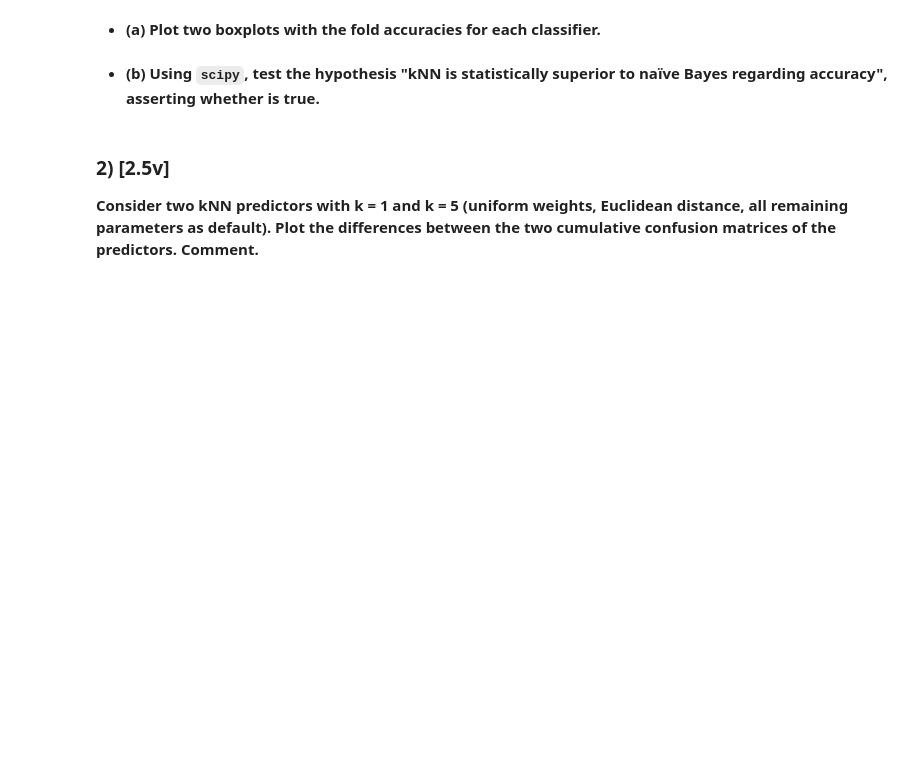
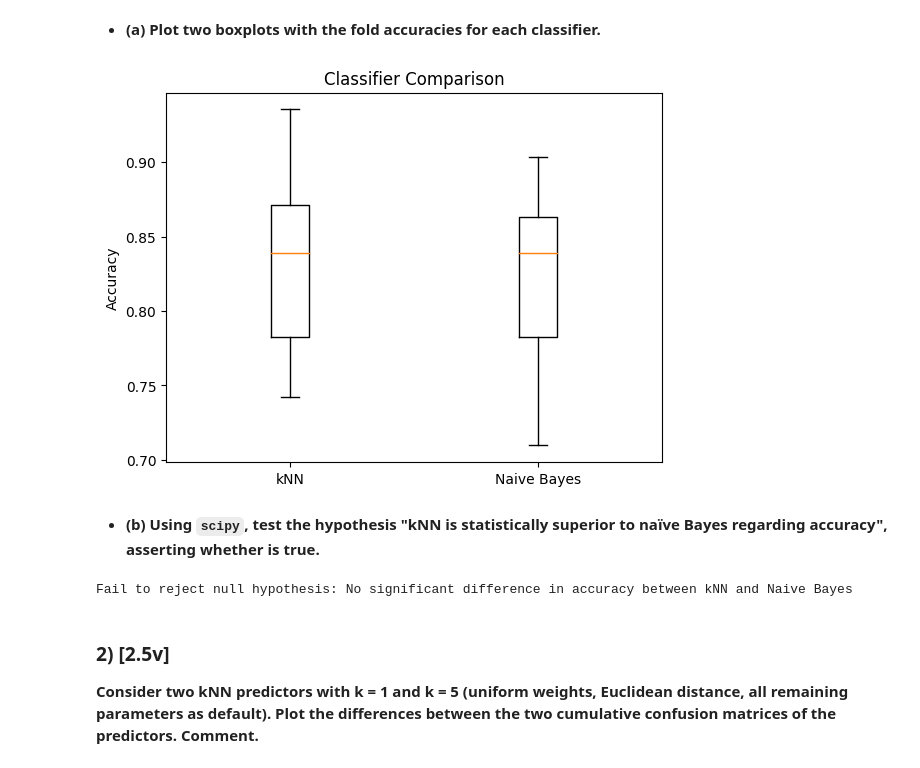
Before and after one commit to gocho1307/Homeworks-ML, a Jupyter notebook: hw2/hw2.ipynb, the cells around one changed output. Cells and saved outputs as stored; diff of their text form; code cells hidden in the pictures; blank space fills up the shorter version.

```diff
--- a/hw2/hw2.ipynb
+++ b/hw2/hw2.ipynb
@@ -19,5 +26,41 @@ assessment of predictive models along this section.**
+# %%
+# Read the ARFF file and prepare data
+data = loadarff("./data/column_diagnosis.arff")
+df = pd.DataFrame(data[0])
+df["class"] = df["class"].str.decode("utf-8")
+X, y = df.drop("class", axis=1), df["class"]
+# %%
+# Initialize classifiers
+knn_classifier = KNeighborsClassifier(n_neighbors=5)
+naive_bayes_classifier = GaussianNB()
+
+# Define cross-validation strategy
+cv = StratifiedKFold(n_splits=10, shuffle=True, random_state=0)
+
+# Evaluate classifiers
+knn_accuracies = cross_val_score(knn_classifier, X, y, cv=cv, scoring='accuracy')
+naive_bayes_accuracies = cross_val_score(naive_bayes_classifier, X, y, cv=cv, scoring='accuracy')
+# %%
+# Plot boxplots
+plt.boxplot([knn_accuracies, naive_bayes_accuracies], labels=['kNN', 'Naive Bayes'])
+plt.title('Classifier Comparison')
+plt.ylabel('Accuracy')
+plt.show()
+# %% [output]
+[figure, added]
 # %% [markdown]
 - **(b) Using `scipy`, test the hypothesis "kNN is statistically superior to naïve Bayes regarding accuracy", asserting whether is true.**
+# %%
+# Perform paired t-test
+t_statistic, p_value = ttest_rel(knn_accuracies, naive_bayes_accuracies)
+
+# Check the p-value
+if p_value < 0.05:
+    print("Reject null hypothesis: kNN is statistically superior to Naive Bayes in terms of accuracy")
+else:
+    print("Fail to reject null hypothesis: No significant difference in accuracy between kNN and Naive Bayes")
+# %% [output]
+Fail to reject null hypothesis: No significant difference in accuracy between kNN and Naive Bayes
 # %% [markdown]
 ### 2) [2.5v]
 
```
Also changed, not shown: parts of 1 cell of this notebook, 6 other files.
